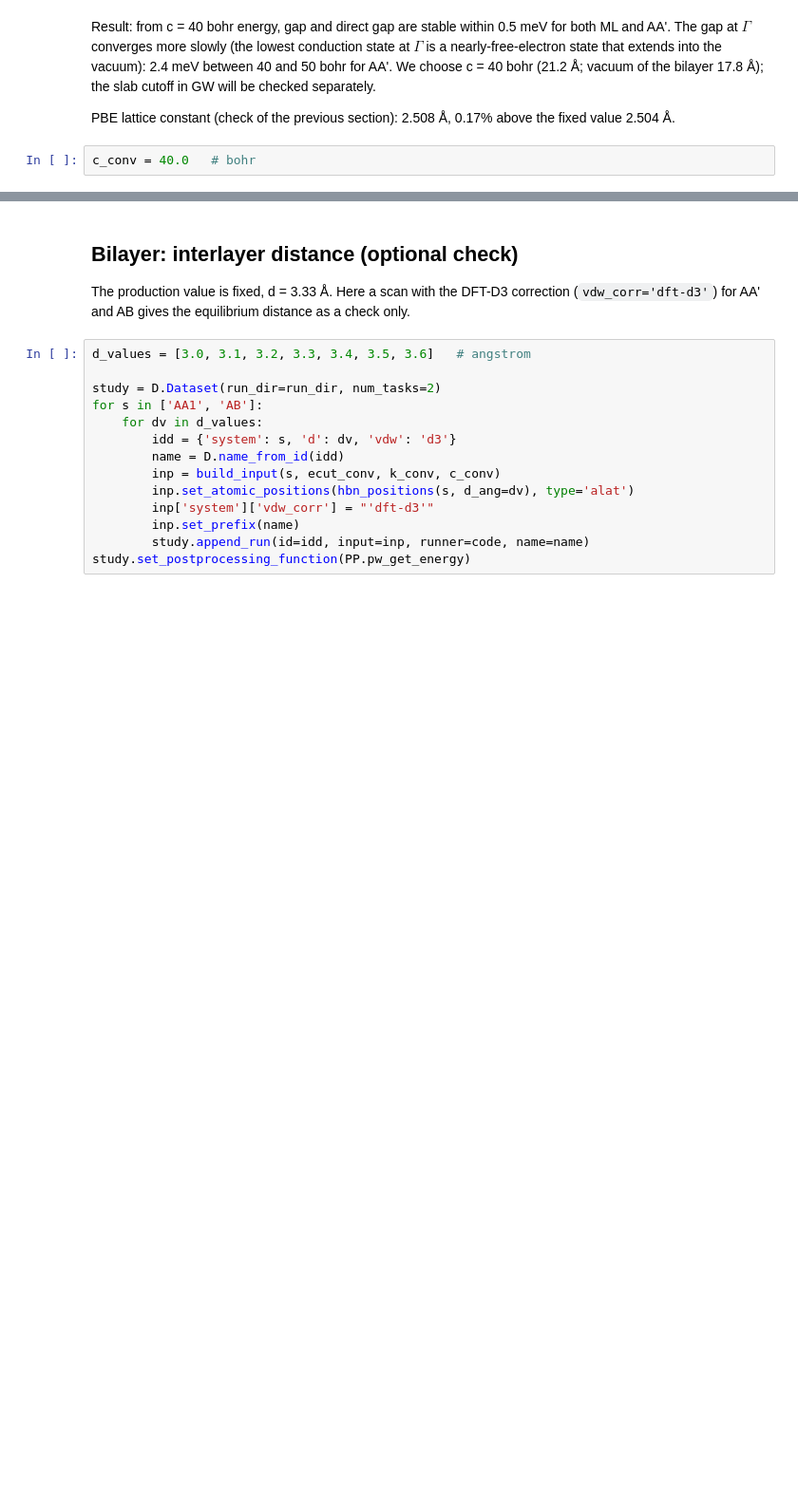
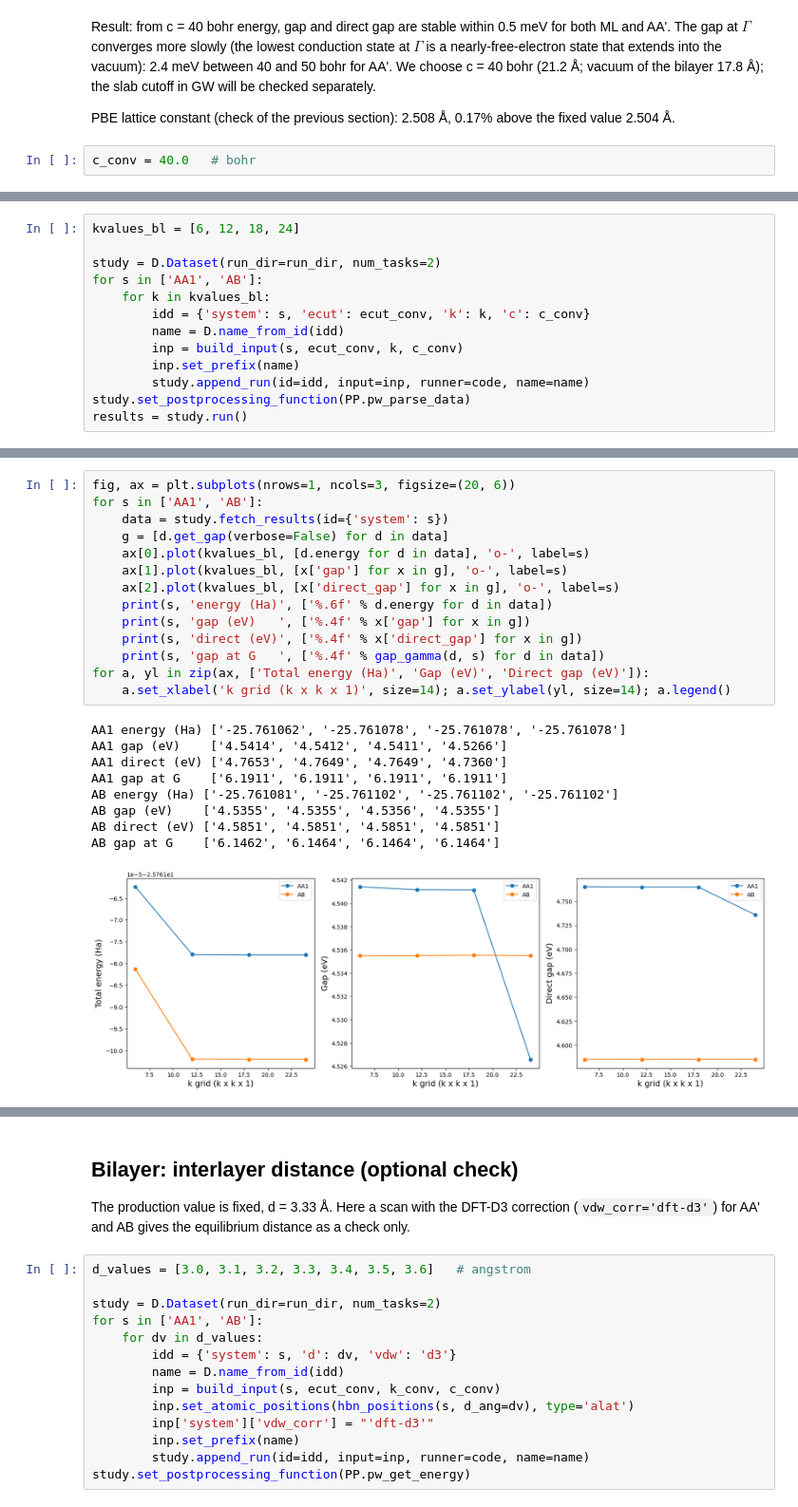
Before and after one commit to marcodalessandro76/2d-layer-substrate-effective-screening, a Jupyter notebook: hBN_bilayer/DFT_Analysis.ipynb, the cells around one changed output, grey strips where cells are left out. Shown at 95% size. Cells and saved outputs as stored; diff of their text form; blank space fills up the shorter version.

```diff
--- a/hBN_bilayer/DFT_Analysis.ipynb
+++ b/hBN_bilayer/DFT_Analysis.ipynb
@@ -369,0 +374,13 @@ c_conv = 40.0   # bohr
+# %%
+kvalues_bl = [6, 12, 18, 24]
+
+study = D.Dataset(run_dir=run_dir, num_tasks=2)
+for s in ['AA1', 'AB']:
+    for k in kvalues_bl:
+        idd = {'system': s, 'ecut': ecut_conv, 'k': k, 'c': c_conv}
+        name = D.name_from_id(idd)
+        inp = build_input(s, ecut_conv, k, c_conv)
+        inp.set_prefix(name)
+        study.append_run(id=idd, input=inp, runner=code, name=name)
+study.set_postprocessing_function(PP.pw_parse_data)
+results = study.run()
@@ -369,0 +405,24 @@ c_conv = 40.0   # bohr
+# %%
+fig, ax = plt.subplots(nrows=1, ncols=3, figsize=(20, 6))
+for s in ['AA1', 'AB']:
+    data = study.fetch_results(id={'system': s})
+    g = [d.get_gap(verbose=False) for d in data]
+    ax[0].plot(kvalues_bl, [d.energy for d in data], 'o-', label=s)
+    ax[1].plot(kvalues_bl, [x['gap'] for x in g], 'o-', label=s)
+    ax[2].plot(kvalues_bl, [x['direct_gap'] for x in g], 'o-', label=s)
+    print(s, 'energy (Ha)', ['%.6f' % d.energy for d in data])
+    print(s, 'gap (eV)   ', ['%.4f' % x['gap'] for x in g])
+    print(s, 'direct (eV)', ['%.4f' % x['direct_gap'] for x in g])
+    print(s, 'gap at G   ', ['%.4f' % gap_gamma(d, s) for d in data])
+for a, yl in zip(ax, ['Total energy (Ha)', 'Gap (eV)', 'Direct gap (eV)']):
+    a.set_xlabel('k grid (k x k x 1)', size=14); a.set_ylabel(yl, size=14); a.legend()
+# %% [output]
+AA1 energy (Ha) ['-25.761062', '-25.761078', '-25.761078', '-25.761078']
+AA1 gap (eV)    ['4.5414', '4.5412', '4.5411', '4.5266']
+AA1 direct (eV) ['4.7653', '4.7649', '4.7649', '4.7360']
+AA1 gap at G    ['6.1911', '6.1911', '6.1911', '6.1911']
+AB energy (Ha) ['-25.761081', '-25.761102', '-25.761102', '-25.761102']
+AB gap (eV)    ['4.5355', '4.5355', '4.5356', '4.5355']
+AB direct (eV) ['4.5851', '4.5851', '4.5851', '4.5851']
+AB gap at G    ['6.1462', '6.1464', '6.1464', '6.1464']
+[figure, added]
```
Also changed, not shown: parts of 5 cells of this notebook, 1 other file.
